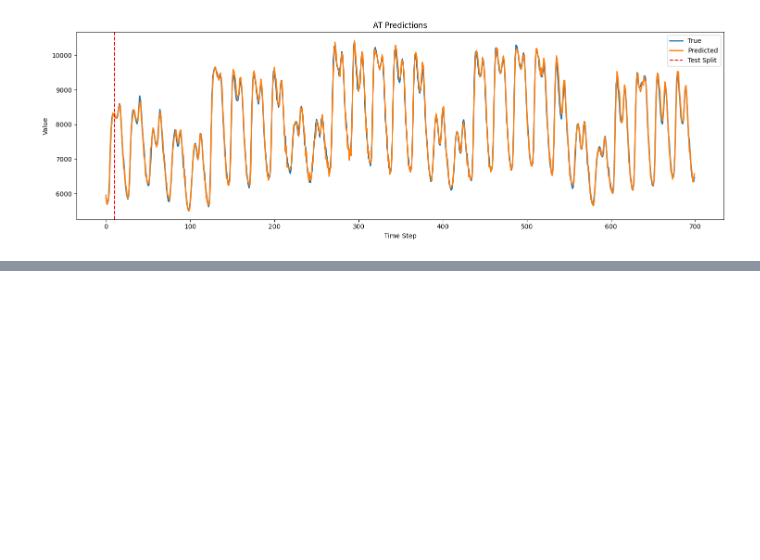
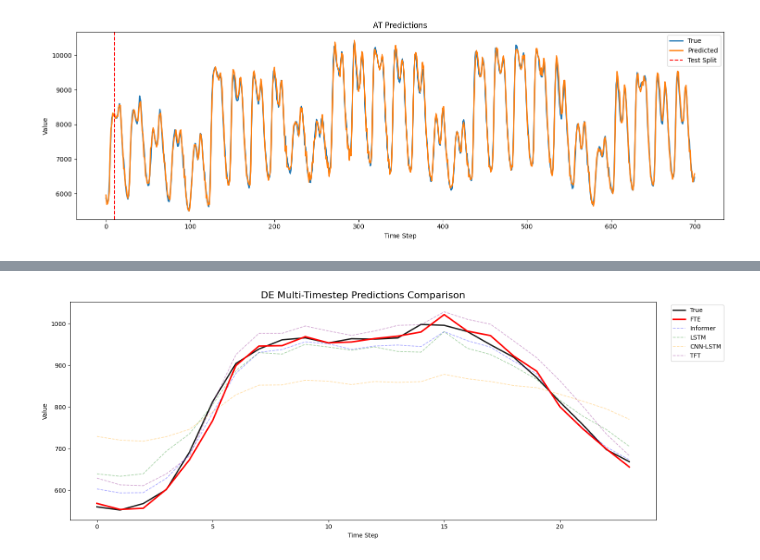
Before and after one commit to H1406/energy-forecasting, a Jupyter notebook: model_tft.ipynb, the cells around one changed output, grey strips where cells are left out. Saved outputs shown, nothing was run; the diff lists cells and outputs as text; code cells hidden in the pictures; blank space fills up the shorter version.

```diff
--- a/model_tft.ipynb
+++ b/model_tft.ipynb
@@ -2188,0 +1369,6 @@ Country distribution in sequences:
+# %%
+result_fte = test_model_per_country(model=model_fte, df=test_df, sequence_length=24, prediction_length=1)
+result_tft = test_model_per_country(model=model_tft, df=test_df, sequence_length=24, prediction_length=1)
+result_informer = test_model_per_country(model=informer_model, df=test_df, sequence_length=24, prediction_length=1)
+result_cnn_lstm = test_model_per_country(model=cnn_lstm_model, df=test_df, sequence_length=24, prediction_length=1)
+result_lstm = test_model_per_country(model=lstm_model, df=test_df, sequence_length=24, prediction_length=1)
@@ -2188,0 +1814,11 @@ Country distribution in sequences:
+# %%
+plot_partial_predictions_multiple(
+    y_true=result_fte['LV']['y_true'],
+    preds_dicts=[result_fte['LV']['y_pred'], result_informer['LV']['y_pred'], result_cnn_lstm['LV']['y_pred'], result_lstm['LV']['y_pred'],result_tft['LV']['y_pred']],
+    split_idx=0,
+    group_title="DE Multi-Timestep Predictions Comparison",
+    window_size=24,  # Use the full available length
+    start_idx=0
+)
+# %% [output]
+[figure, added]
```
Also changed, not shown: parts of 30 cells of this notebook, 9 other files.
